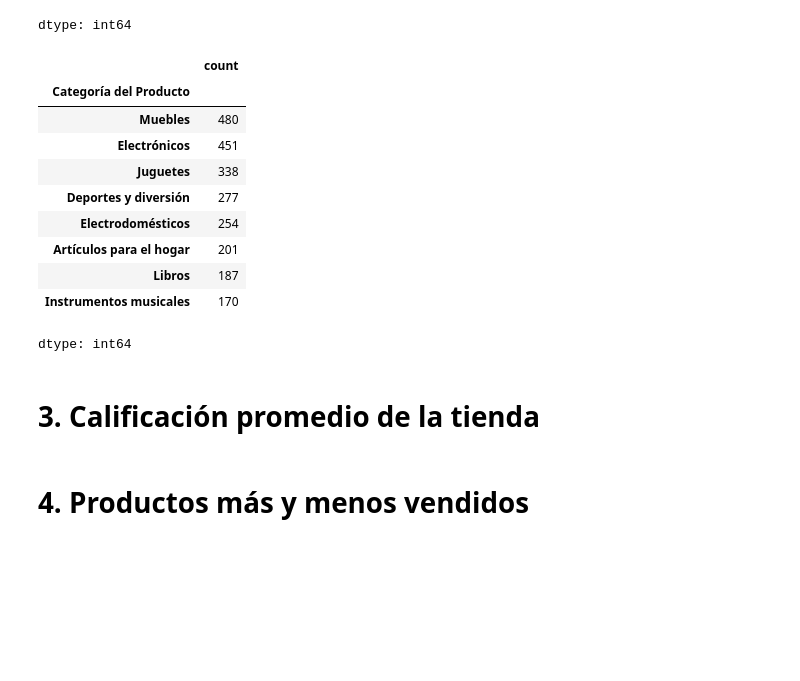
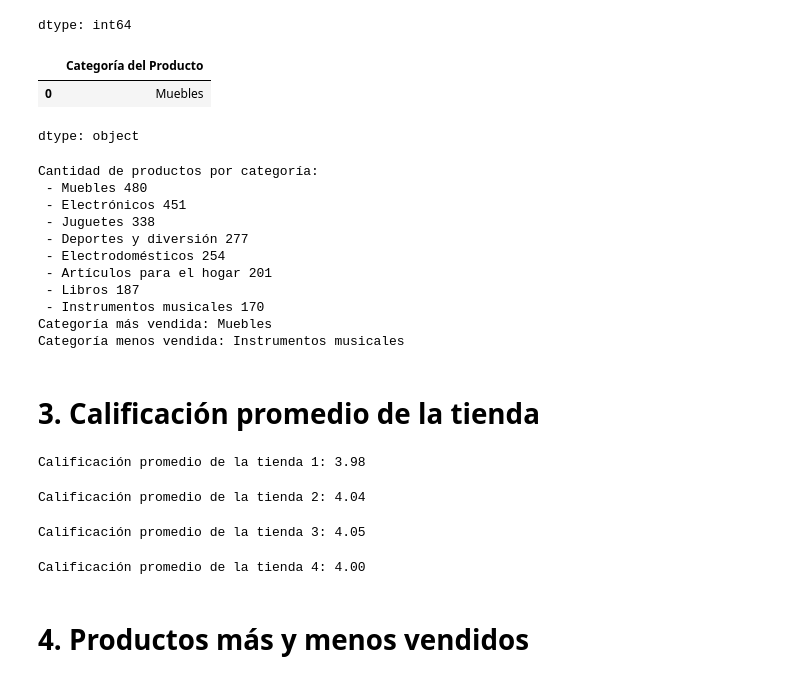
Before and after one commit to jordano-crt/challenge-alura-store, a Jupyter notebook: AluraStoreLatam.ipynb, the cells around one changed output. Saved outputs shown, nothing was run; the diff lists cells and outputs as text; code cells hidden in the pictures; blank space fills up the shorter version.

```diff
--- a/AluraStoreLatam.ipynb
+++ b/AluraStoreLatam.ipynb
@@ -112,20 +125,56 @@ tienda3['Categoría del Producto'].value_counts()
 | Artículos para el hogar | 177 |
 dtype: int64
 # %%
-tienda4['Categoría del Producto'].value_counts()
+tienda3['Categoría del Producto'].mode()
 # %% [output]
-|  | count |
-| Categoría del Producto |  |
-| Muebles | 480 |
-| Electrónicos | 451 |
-| Juguetes | 338 |
-| Deportes y diversión | 277 |
-| Electrodomésticos | 254 |
-| Artículos para el hogar | 201 |
-| Libros | 187 |
-| Instrumentos musicales | 170 |
+|  | Categoría del Producto |
+| 0 | Muebles |
-dtype: int64
+dtype: object
+# %%
+categoria_tienda4 = tienda4['Categoría del Producto'].value_counts()
+
+print("Cantidad de productos por categoría: " )
+for categoria,cantidad in categoria_tienda4.items():
+    print(f" - {categoria} {cantidad}")
+
+categoria_mas_vendida = tienda4['Categoría del Producto'].mode()
+print(f"Categoría más vendida: {categoria_mas_vendida[0]}")
+
+categoria_menos_vendida = tienda4['Categoría del Producto'].value_counts().idxmin()
+print(f"Categoría menos vendida: {categoria_menos_vendida}")
+# %% [output]
+Cantidad de productos por categoría:
+ - Muebles 480
+ - Electrónicos 451
+ - Juguetes 338
+ - Deportes y diversión 277
+ - Electrodomésticos 254
+ - Artículos para el hogar 201
+ - Libros 187
+ - Instrumentos musicales 170
+Categoría más vendida: Muebles
+Categoría menos vendida: Instrumentos musicales
 # %% [markdown]
 # 3. Calificación promedio de la tienda
+# %%
+promedio_calificacion_tienda1 = float(tienda['Calificación'].mean())
+print(f"Calificación promedio de la tienda 1: {promedio_calificacion_tienda1:0.2f}")
+# %% [output]
+Calificación promedio de la tienda 1: 3.98
+# %%
+promedio_calificacion_tienda2 = float(tienda2['Calificación'].mean())
+print(f"Calificación promedio de la tienda 2: {promedio_calificacion_tienda2:0.2f}")
+# %% [output]
+Calificación promedio de la tienda 2: 4.04
+# %%
+promedio_calificacion_tienda3 = float(tienda3['Calificación'].mean())
+print(f"Calificación promedio de la tienda 3: {promedio_calificacion_tienda3:0.2f}")
+# %% [output]
+Calificación promedio de la tienda 3: 4.05
+# %%
+promedio_calificacion_tienda4 = float(tienda4['Calificación'].mean())
+print(f"Calificación promedio de la tienda 4: {promedio_calificacion_tienda4:0.2f}")
+# %% [output]
+Calificación promedio de la tienda 4: 4.00
 # %% [markdown]
 # 4. Productos más y menos vendidos
```
Also changed, not shown: parts of 23 cells of this notebook.
